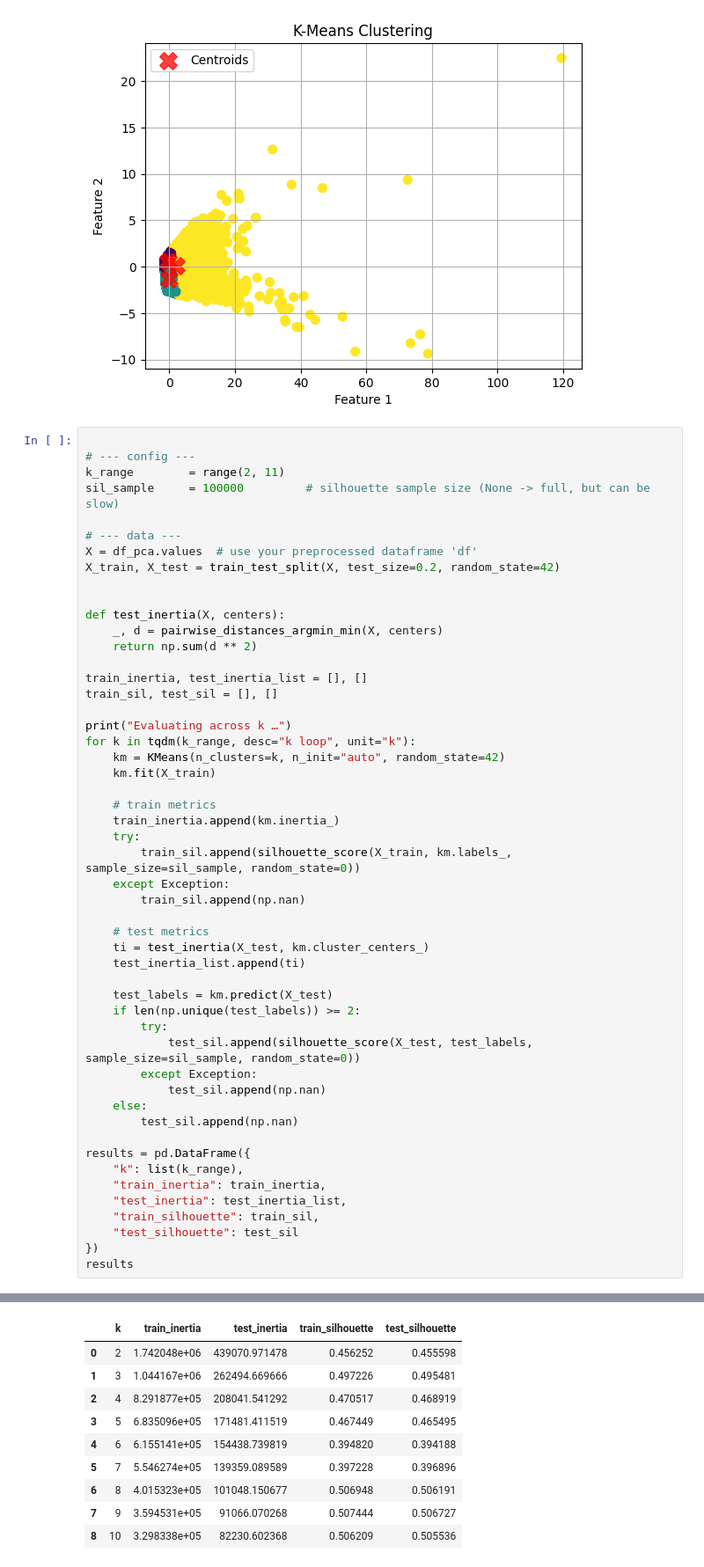
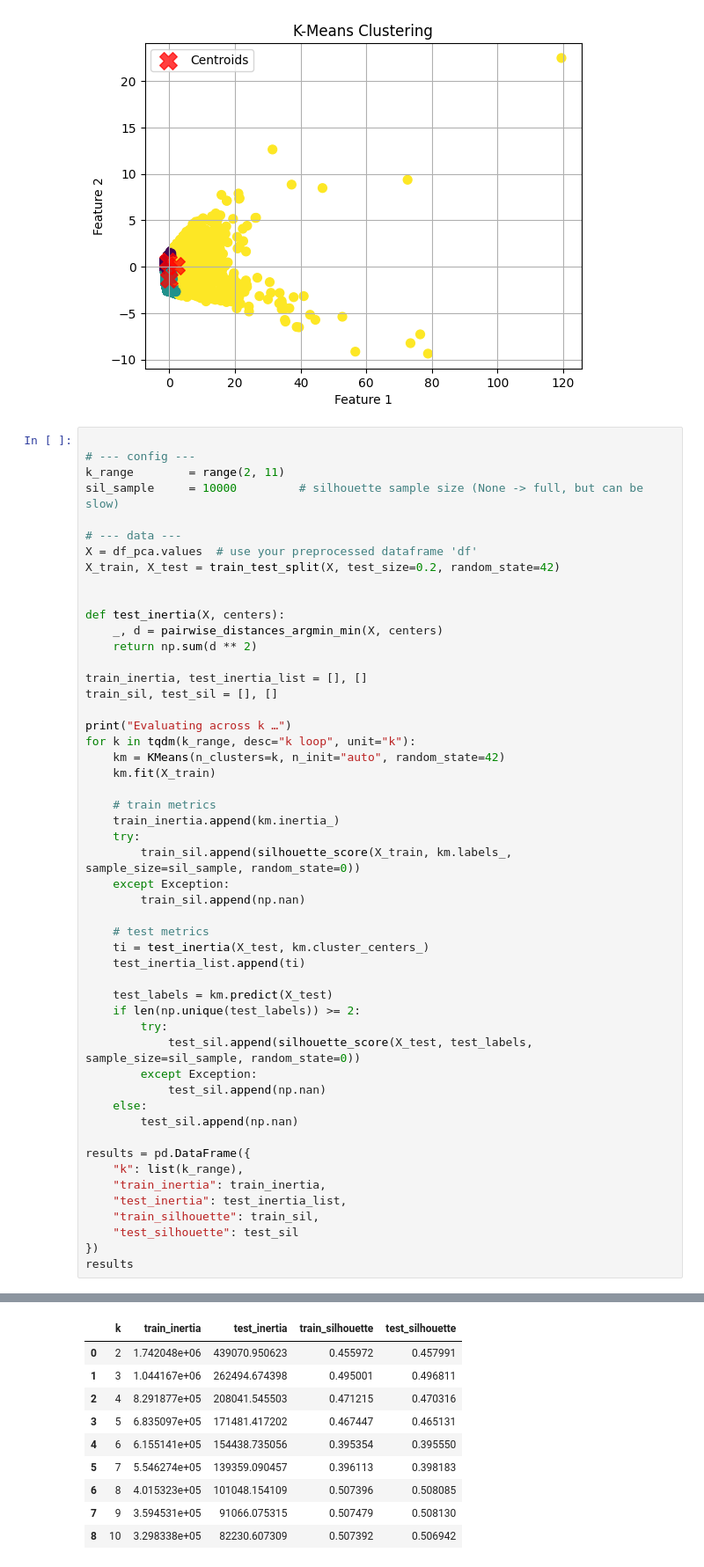
Before and after one commit to ZackRoland/UK_Car_Accident_Severity_Predictor, a Jupyter notebook: final_model.ipynb, the cells around one changed output, grey strips where cells are left out. Shown at 88% size. Saved outputs shown, nothing was run; the diff lists cells and outputs as text.

```diff
--- a/final_model.ipynb
+++ b/final_model.ipynb
@@ -149,7 +150,7 @@ plt.show()
 
 # --- config ---
 k_range        = range(2, 11)
-sil_sample     = 100000         # silhouette sample size (None -> full, but can be slow)
+sil_sample     = 10000         # silhouette sample size (None -> full, but can be slow)
 
 # --- data ---
 X = df_pca.values  # use your preprocessed dataframe 'df'
@@ -172,42 +173,42 @@ for k in tqdm(k_range, desc="k loop", unit="k"):
     train_inertia.append(km.inertia_)
     try:
         train_sil.append(silhouette_score(X_train, km.labels_, sample_size=sil_sample, random_state=0))
     except Exception:
         train_sil.append(np.nan)
 
     # test metrics
     ti = test_inertia(X_test, km.cluster_centers_)
     test_inertia_list.append(ti)
 
     test_labels = km.predict(X_test)
     if len(np.unique(test_labels)) >= 2:
         try:
             test_sil.append(silhouette_score(X_test, test_labels, sample_size=sil_sample, random_state=0))
         except Exception:
             test_sil.append(np.nan)
     else:
         test_sil.append(np.nan)
 
 results = pd.DataFrame({
     "k": list(k_range),
     "train_inertia": train_inertia,
     "test_inertia": test_inertia_list,
     "train_silhouette": train_sil,
     "test_silhouette": test_sil
 })
 results
 # %% [output]
 Evaluating across k …
 |  | k | train_inertia | test_inertia | train_silhouette | test_silhouette |
-| 0 | 2 | 1.742048e+06 | 439070.971478 | 0.456252 | 0.455598 |
-| 1 | 3 | 1.044167e+06 | 262494.669666 | 0.497226 | 0.495481 |
-| 2 | 4 | 8.291877e+05 | 208041.541292 | 0.470517 | 0.468919 |
-| 3 | 5 | 6.835096e+05 | 171481.411519 | 0.467449 | 0.465495 |
-| 4 | 6 | 6.155141e+05 | 154438.739819 | 0.394820 | 0.394188 |
-| 5 | 7 | 5.546274e+05 | 139359.089589 | 0.397228 | 0.396896 |
-| 6 | 8 | 4.015323e+05 | 101048.150677 | 0.506948 | 0.506191 |
-| 7 | 9 | 3.594531e+05 | 91066.070268 | 0.507444 | 0.506727 |
-| 8 | 10 | 3.298338e+05 | 82230.602368 | 0.506209 | 0.505536 |
+| 0 | 2 | 1.742048e+06 | 439070.950623 | 0.455972 | 0.457991 |
+| 1 | 3 | 1.044167e+06 | 262494.674398 | 0.495001 | 0.496811 |
+| 2 | 4 | 8.291877e+05 | 208041.545503 | 0.471215 | 0.470316 |
+| 3 | 5 | 6.835097e+05 | 171481.417202 | 0.467447 | 0.465131 |
+| 4 | 6 | 6.155141e+05 | 154438.735056 | 0.395354 | 0.395550 |
+| 5 | 7 | 5.546274e+05 | 139359.090457 | 0.396113 | 0.398183 |
+| 6 | 8 | 4.015323e+05 | 101048.154109 | 0.507396 | 0.508085 |
+| 7 | 9 | 3.594531e+05 | 91066.075315 | 0.507479 | 0.508130 |
+| 8 | 10 | 3.298338e+05 | 82230.607309 | 0.507392 | 0.506942 |
 # %%
 # Plotting
 plt.figure(figsize=(7,5))
```
Also changed, not shown: parts of 9 cells of this notebook.
